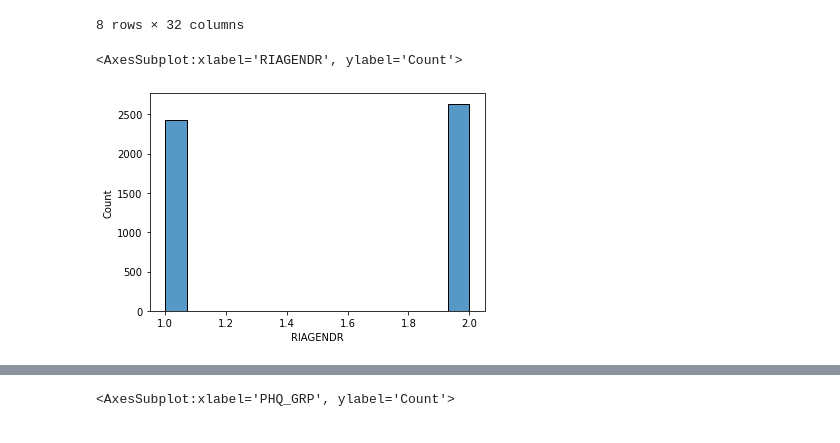
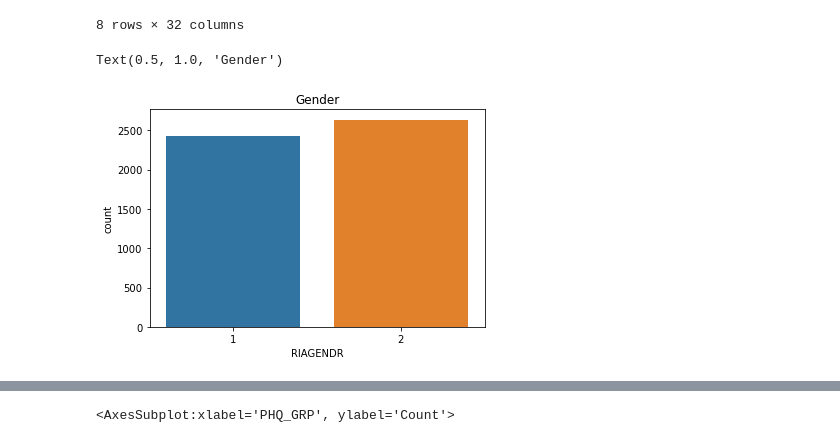
Before and after one commit to onemarcos/Tera-Jupyter-Notebook, a Jupyter notebook: Desafio Inferência/Desafio Inferência.ipynb, the cells around one changed output, grey strips where cells are left out. Drawn from its saved outputs; the diff is of its cells as text; code cells hidden in the pictures.

```diff
--- a/Desafio Inferência/Desafio Inferência.ipynb
+++ b/Desafio Inferência/Desafio Inferência.ipynb
@@ -144,10 +145,12 @@ df_clean.describe()
 | 75% | 38919.250000 | 1.000000 | 1.000000 | 1.000000 | 1.000000 | 1.000000 | 0.000000 | 0.000000 | 0.000000 | 0.000000 | ... | ... |
 | max | 41473.000000 | 9.000000 | 9.000000 | 9.000000 | 9.000000 | 9.000000 | 9.000000 | 9.000000 | 9.000000 | 9.000000 | ... | ... |
 8 rows × 32 columns
-# %%
-#Gender
-sns.histplot(df_clean['RIAGENDR'])
-# %% [output]
-<AxesSubplot:xlabel='RIAGENDR', ylabel='Count'>
-[figure, removed]
+# %%
+#Gender 1 = Men & 2 = Women
+#df_clean = df_clean.replace({'RIAGENDR': {1: 'Male', 2: 'Female'}})
+sns.countplot(data=df_clean, x='RIAGENDR')
+plt.title("Gender")
+# %% [output]
+Text(0.5, 1.0, 'Gender')
+[figure, added]
 # %%
```
Also changed, not shown: parts of 7 cells of this notebook.
